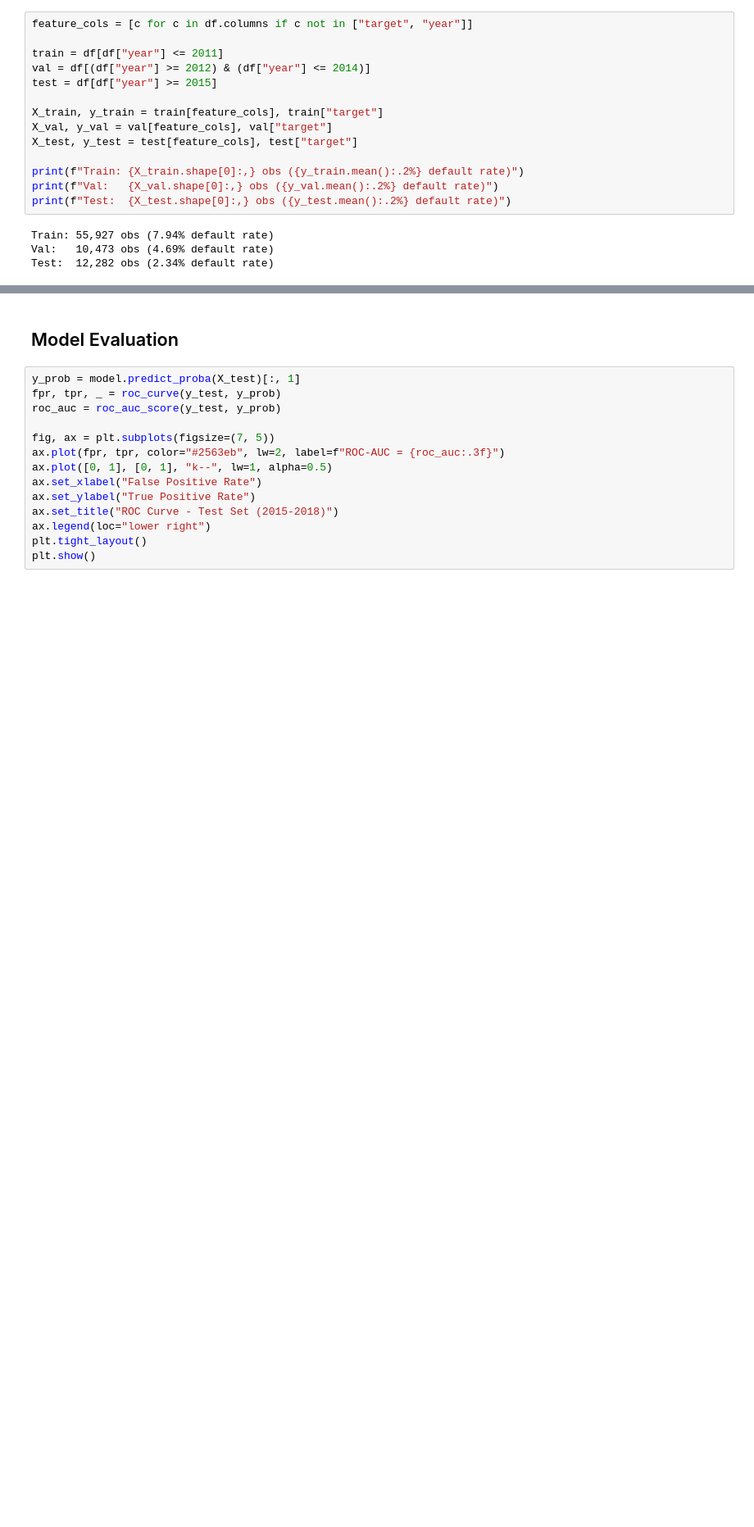
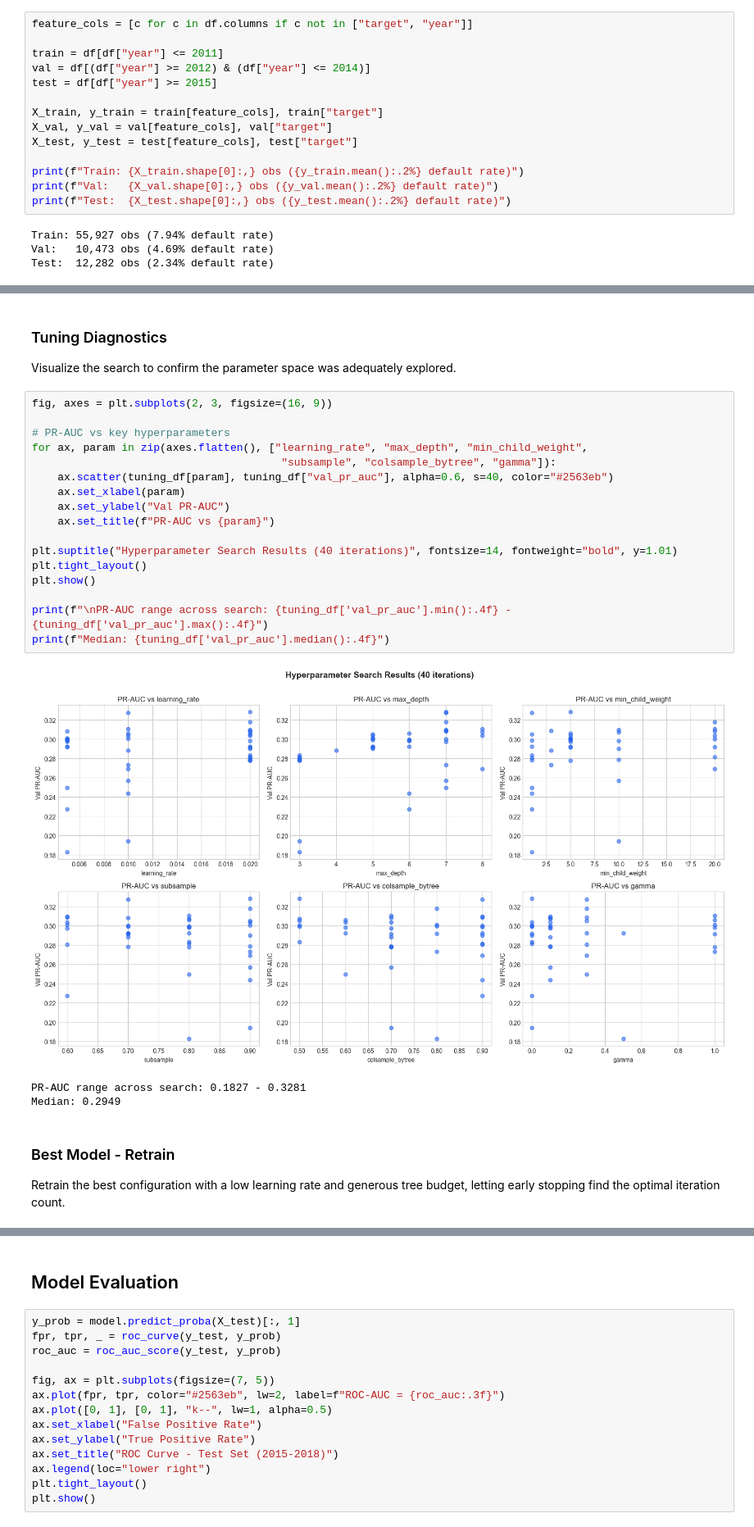
Before and after one commit to lenamonj/corporate-default-prediction, a Jupyter notebook: corporate_default_prediction.ipynb, the cells around one changed output, grey strips where cells are left out. Shown at 82% size. Drawn from its saved outputs; the diff is of its cells as text; blank space fills up the shorter version.

```diff
--- a/corporate_default_prediction.ipynb
+++ b/corporate_default_prediction.ipynb
@@ -228,0 +266,29 @@ XGBClassifier(base_score=None, booster=None, callbacks=None,
+# %% [markdown]
+### Tuning Diagnostics
+
+Visualize the search to confirm the parameter space was adequately explored.
+# %%
+fig, axes = plt.subplots(2, 3, figsize=(16, 9))
+
+# PR-AUC vs key hyperparameters
+for ax, param in zip(axes.flatten(), ["learning_rate", "max_depth", "min_child_weight",
+                                       "subsample", "colsample_bytree", "gamma"]):
+    ax.scatter(tuning_df[param], tuning_df["val_pr_auc"], alpha=0.6, s=40, color="#2563eb")
+    ax.set_xlabel(param)
+    ax.set_ylabel("Val PR-AUC")
+    ax.set_title(f"PR-AUC vs {param}")
+
+plt.suptitle("Hyperparameter Search Results (40 iterations)", fontsize=14, fontweight="bold", y=1.01)
+plt.tight_layout()
+plt.show()
+
+print(f"\nPR-AUC range across search: {tuning_df['val_pr_auc'].min():.4f} - {tuning_df['val_pr_auc'].max():.4f}")
+print(f"Median: {tuning_df['val_pr_auc'].median():.4f}")
+# %% [output]
+[figure, added]
+PR-AUC range across search: 0.1827 - 0.3281
+Median: 0.2949
+# %% [markdown]
+### Best Model - Retrain
+
+Retrain the best configuration with a low learning rate and generous tree budget, letting early stopping find the optimal iteration count.
```
Also changed, not shown: parts of 11 cells of this notebook.
